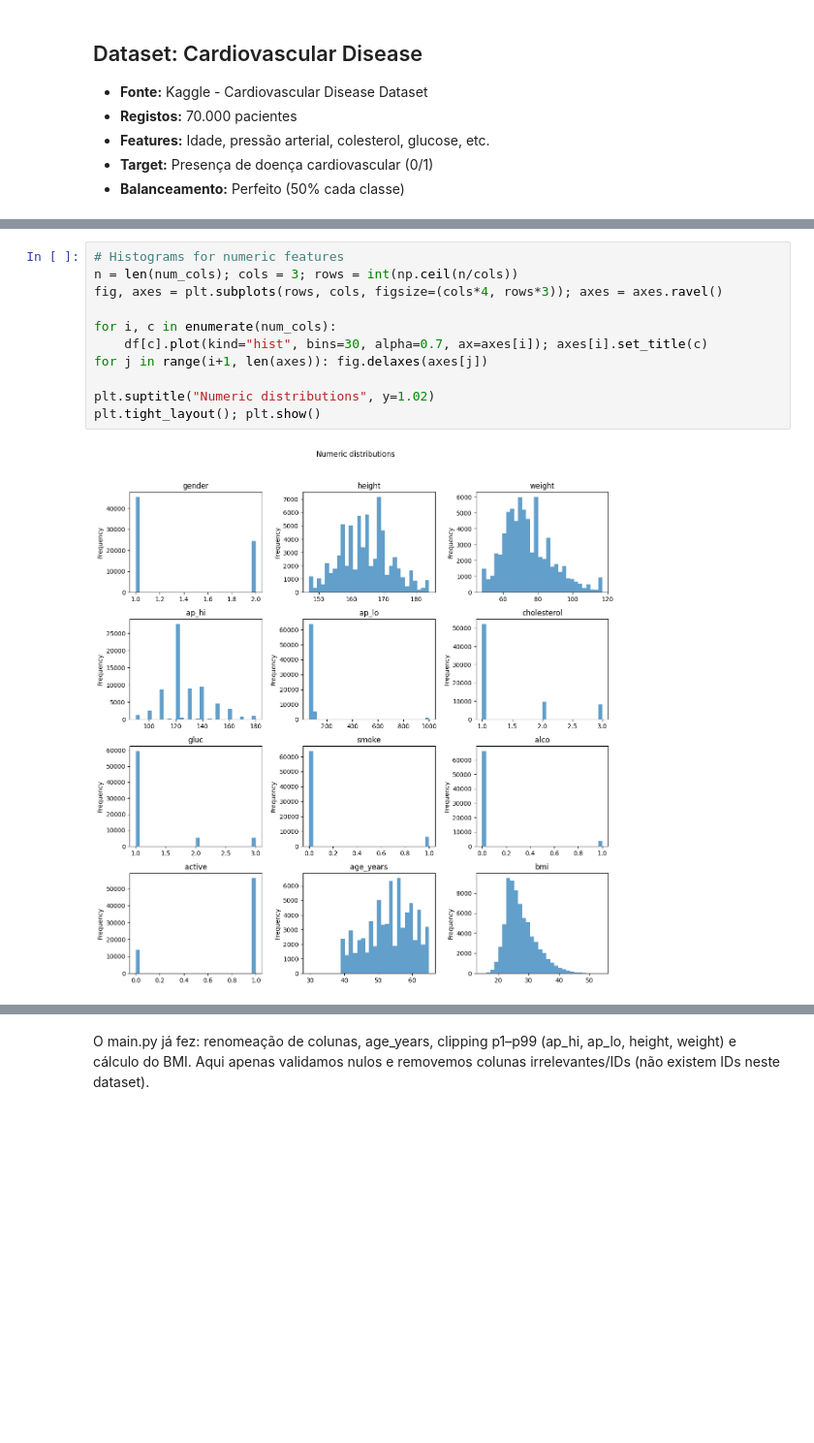
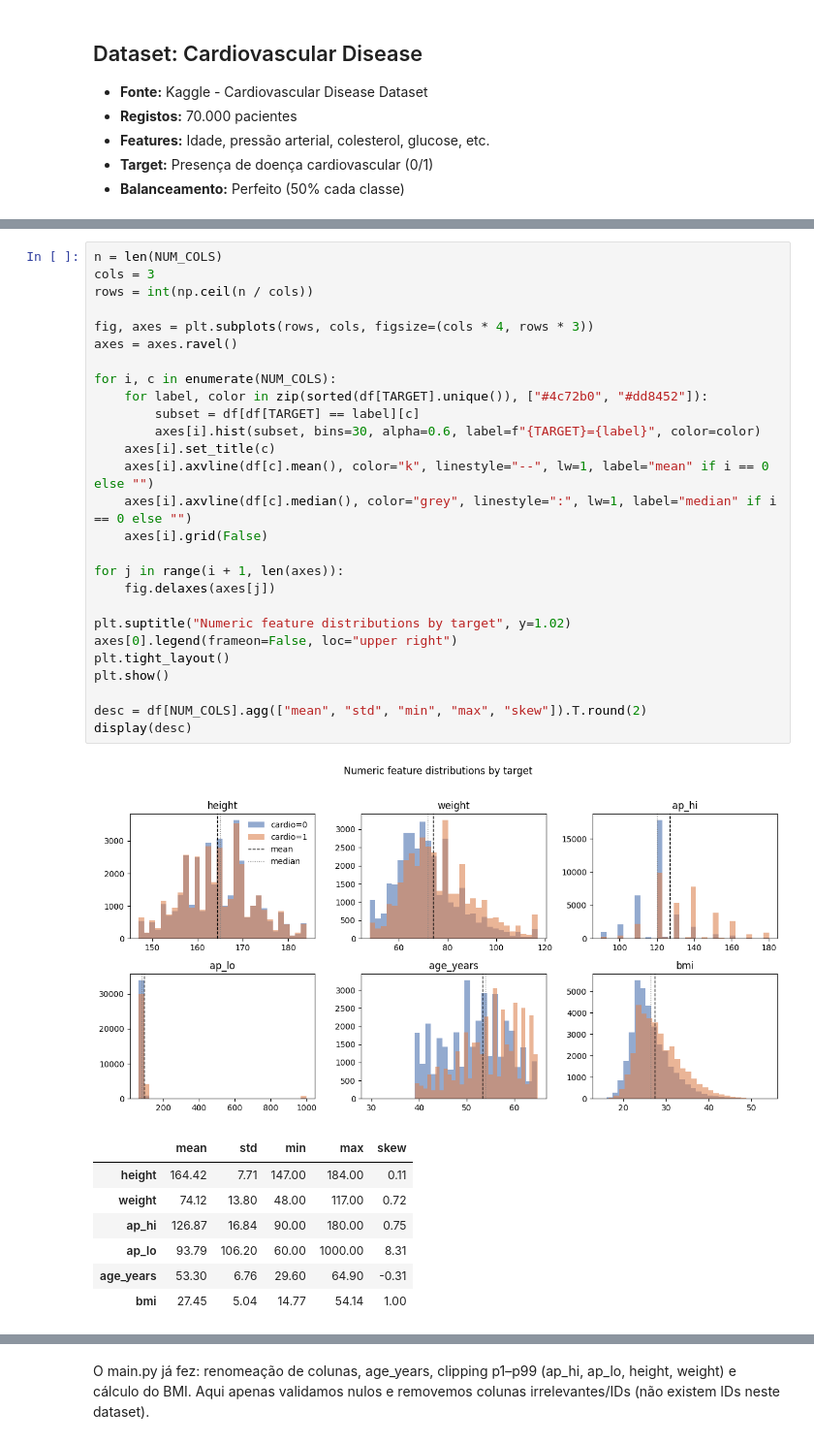
Before and after one commit to FranciscoNunessss/ML1analyses, a Jupyter notebook: notebook/01_EDA_Cardio.ipynb, the cells around one changed output, grey strips where cells are left out. Shown: that part at 97% size. Saved outputs shown, nothing was run; the diff lists cells and outputs as text; blank space fills up the shorter version.

```diff
--- a/notebook/01_EDA_Cardio.ipynb
+++ b/notebook/01_EDA_Cardio.ipynb
@@ -141,14 +230,37 @@ Categorical: ['gender', 'cholesterol', 'gluc', 'smoke', 'alco', 'active']
 # %%
-# Histograms for numeric features
-n = len(num_cols); cols = 3; rows = int(np.ceil(n/cols))
-fig, axes = plt.subplots(rows, cols, figsize=(cols*4, rows*3)); axes = axes.ravel()
+n = len(NUM_COLS)
+cols = 3
+rows = int(np.ceil(n / cols))
 
-for i, c in enumerate(num_cols):
-    df[c].plot(kind="hist", bins=30, alpha=0.7, ax=axes[i]); axes[i].set_title(c)
-for j in range(i+1, len(axes)): fig.delaxes(axes[j])
+fig, axes = plt.subplots(rows, cols, figsize=(cols * 4, rows * 3))
+axes = axes.ravel()
 
-plt.suptitle("Numeric distributions", y=1.02)
-plt.tight_layout(); plt.show()
+for i, c in enumerate(NUM_COLS):
+    for label, color in zip(sorted(df[TARGET].unique()), ["#4c72b0", "#dd8452"]):
+        subset = df[df[TARGET] == label][c]
+        axes[i].hist(subset, bins=30, alpha=0.6, label=f"{TARGET}={label}", color=color)
+    axes[i].set_title(c)
+    axes[i].axvline(df[c].mean(), color="k", linestyle="--", lw=1, label="mean" if i == 0 else "")
+    axes[i].axvline(df[c].median(), color="grey", linestyle=":", lw=1, label="median" if i == 0 else "")
+    axes[i].grid(False)
+
+for j in range(i + 1, len(axes)):
+    fig.delaxes(axes[j])
+
+plt.suptitle("Numeric feature distributions by target", y=1.02)
+axes[0].legend(frameon=False, loc="upper right")
+plt.tight_layout()
+plt.show()
+
+desc = df[NUM_COLS].agg(["mean", "std", "min", "max", "skew"]).T.round(2)
+display(desc)
 # %% [output]
-[figure, old version]
+[figure, new version]
+|  | mean | std | min | max | skew |
+| height | 164.42 | 7.71 | 147.00 | 184.00 | 0.11 |
+| weight | 74.12 | 13.80 | 48.00 | 117.00 | 0.72 |
+| ap_hi | 126.87 | 16.84 | 90.00 | 180.00 | 0.75 |
+| ap_lo | 93.79 | 106.20 | 60.00 | 1000.00 | 8.31 |
+| age_years | 53.30 | 6.76 | 29.60 | 64.90 | -0.31 |
+| bmi | 27.45 | 5.04 | 14.77 | 54.14 | 1.00 |
 # %%
```
Also changed, not shown: parts of 16 cells of this notebook.
